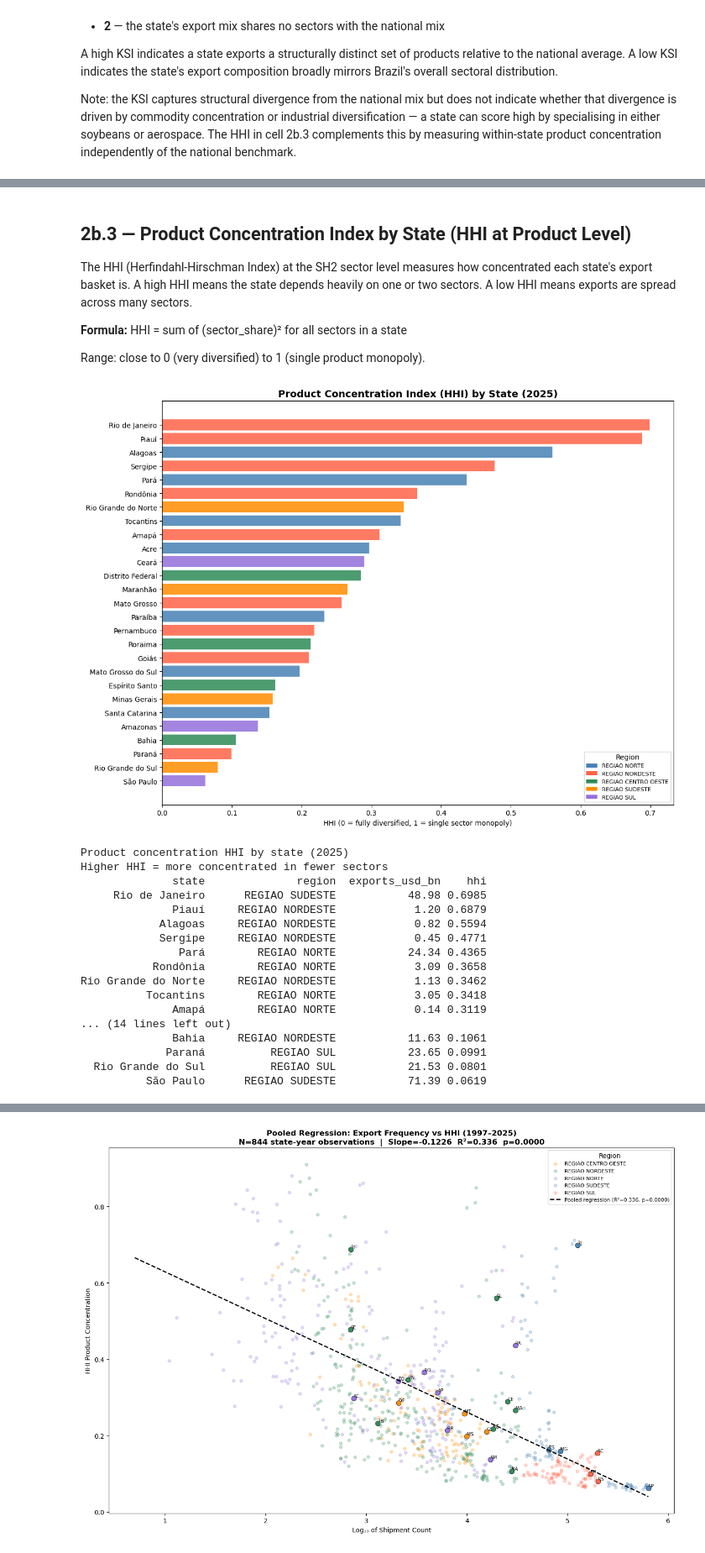
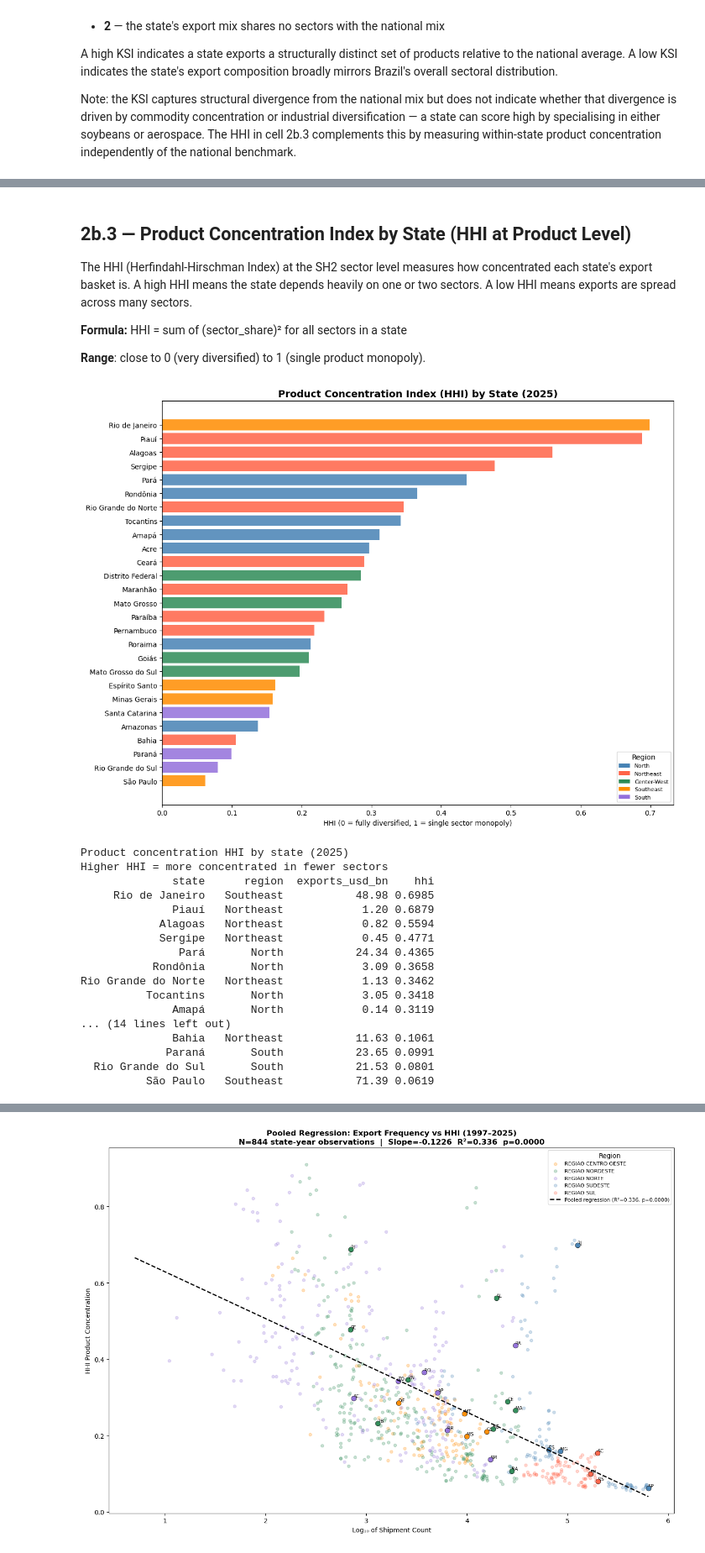
Before and after one commit to Eduardo-kohn/brazil-state-trade-analysis, a Jupyter notebook: SRC/Analysis/step2b_advanced_competitiveness.ipynb, the cells around one changed output, grey strips where cells are left out. Shown at 84% size. Saved outputs shown, nothing was run; the diff lists cells and outputs as text; code cells hidden in the pictures.

```diff
--- a/SRC/Analysis/step2b_advanced_competitiveness.ipynb
+++ b/SRC/Analysis/step2b_advanced_competitiveness.ipynb
@@ -348,52 +316,71 @@ The HHI (Herfindahl-Hirschman Index) at the SH2 sector level measures how concen
 
 **Formula:** HHI = sum of (sector_share)² for all sectors in a state
 
-Range: close to 0 (very diversified) to 1 (single product monopoly).
+**Range**: close to 0 (very diversified) to 1 (single product monopoly).
 # %%
 df_hhi_prod = (
     df_rca_raw.groupby(['uf', 'state'])
     .apply(lambda x: (x['state_sector_share'] ** 2).sum())
     .reset_index()
     .rename(columns={0: 'hhi'})
 )
 df_hhi_prod['hhi'] = df_hhi_prod['hhi'].round(4)
 df_hhi_prod = df_hhi_prod.merge(df_state[['uf', 'exports_usd_bn', 'region']], on='uf', how='left')
 
+## Translate region names to English
+region_name_map = {
+    'REGIAO NORDESTE'     : 'Northeast',
+    'REGIAO NORTE'        : 'North',
+    'REGIAO SUDESTE'      : 'Southeast',
+    'REGIAO CENTRO OESTE' : 'Center-West',
+    'REGIAO SUL'          : 'South',
+    'REGIAO NAO DECLARADA': 'Undeclared'
+}
+df_hhi_prod['region'] = df_hhi_prod['region'].map(region_name_map).fillna(df_hhi_prod['region'])
+
 df_hhi_plot = df_hhi_prod.sort_values('hhi', ascending=True)
-bar_colors = df_krugman_plot['region'].map(region_colors).fillna('lightgray')
+
+## Colour by region — rebuild colors from df_hhi_plot to match translated names
+region_colors_hhi = {
+    r: c for r, c in zip(
+        df_hhi_prod['region'].dropna().unique(),
+        ['steelblue', 'tomato', 'seagreen', 'darkorange', 'mediumpurple']
+    )
+}
+bar_colors = df_hhi_plot['region'].map(region_colors_hhi).fillna('lightgray')
 
 fig, ax = plt.subplots(figsize=(12, 9))
 ax.barh(df_hhi_plot['state'], df_hhi_plot['hhi'], color=bar_colors, alpha=0.85)
 ax.set_title(f'Product Concentration Index (HHI) by State ({MAX_YEAR})',
              fontsize=14, fontweight='bold')
 ax.set_xlabel('HHI (0 = fully diversified, 1 = single sector monopoly)')
-legend_elements = [Patch(facecolor=c, label=r) for r, c in region_colors.items()]
+from matplotlib.patches import Patch
+legend_elements = [Patch(facecolor=c, label=r) for r, c in region_colors_hhi.items()]
 ax.legend(handles=legend_elements, fontsize=8, title='Region')
 plt.tight_layout()
 plt.savefig('output_2b3_hhi_product.png', dpi=150)
 plt.show()
-
 print(f"\nProduct concentration HHI by state ({MAX_YEAR})")
 print("Higher HHI = more concentrated in fewer sectors")
 print(df_hhi_prod[['state', 'region', 'exports_usd_bn', 'hhi']]
       .sort_values('hhi', ascending=False)
       .to_string(index=False))
 # %% [output]
-[figure, old version]
+[figure, new version]
 Product concentration HHI by state (2025)
 Higher HHI = more concentrated in fewer sectors
-              state              region  exports_usd_bn    hhi
-     Rio de Janeiro      REGIAO SUDESTE           48.98 0.6985
-              Piauí     REGIAO NORDESTE            1.20 0.6879
-            Alagoas     REGIAO NORDESTE            0.82 0.5594
-            Sergipe     REGIAO NORDESTE            0.45 0.4771
-               Pará        REGIAO NORTE           24.34 0.4365
-           Rondônia        REGIAO NORTE            3.09 0.3658
-Rio Grande do Norte     REGIAO NORDESTE            1.13 0.3462
-          Tocantins        REGIAO NORTE            3.05 0.3418
-              Amapá        REGIAO NORTE            0.14 0.3119
+              state      region  exports_usd_bn    hhi
+     Rio de Janeiro   Southeast           48.98 0.6985
+              Piauí   Northeast            1.20 0.6879
+            Alagoas   Northeast            0.82 0.5594
+            Sergipe   Northeast            0.45 0.4771
+               Pará       North           24.34 0.4365
+           Rondônia       North            3.09 0.3658
+Rio Grande do Norte   Northeast            1.13 0.3462
+          Tocantins       North            3.05 0.3418
+              Amapá       North            0.14 0.3119
 ... (14 lines left out)
-              Bahia     REGIAO NORDESTE           11.63 0.1061
-             Paraná          REGIAO SUL           23.65 0.0991
-  Rio Grande do Sul          REGIAO SUL           21.53 0.0801
-          São Paulo      REGIAO SUDESTE           71.39 0.0619
+              Bahia   Northeast           11.63 0.1061
+             Paraná       South           23.65 0.0991
+  Rio Grande do Sul       South           21.53 0.0801
+          São Paulo   Southeast           71.39 0.0619
```
Also changed, not shown: parts of 13 cells of this notebook.
